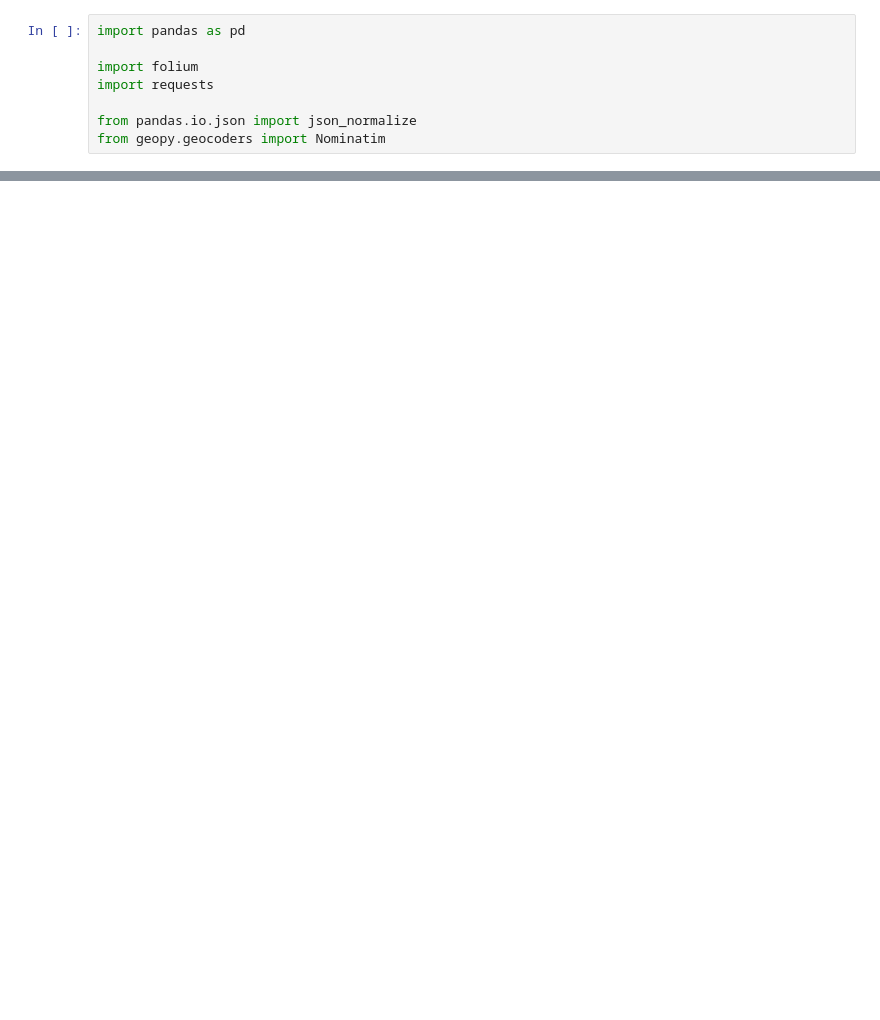
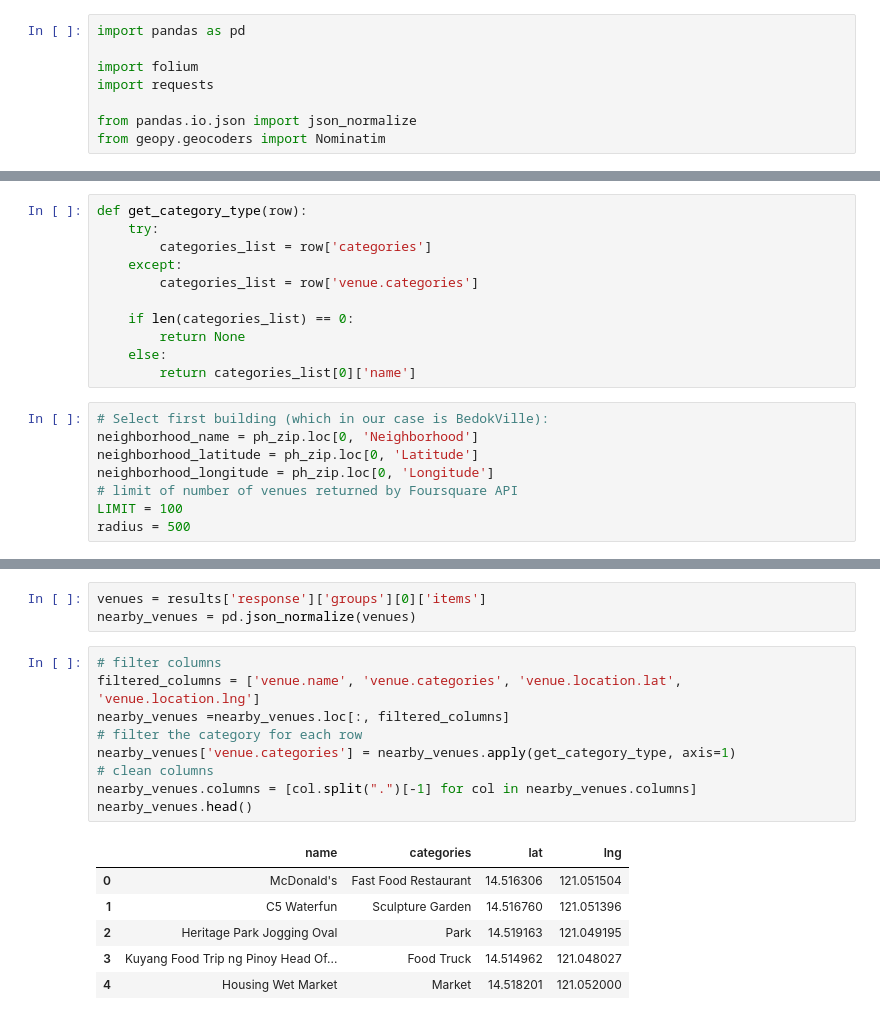
Before and after one commit to alfredo3robles/Coursera_Capstone, a Jupyter notebook: Building Taguig Dataset.ipynb, the cells around one changed output, grey strips where cells are left out. Cells and saved outputs as stored; diff of their text form; blank space fills up the shorter version.

```diff
--- a/Building Taguig Dataset.ipynb
+++ b/Building Taguig Dataset.ipynb
@@ -61,0 +40,19 @@ ph_zip
+# %%
+def get_category_type(row):
+    try:
+        categories_list = row['categories']
+    except:
+        categories_list = row['venue.categories']
+
+    if len(categories_list) == 0:
+        return None
+    else:
+        return categories_list[0]['name']
+# %%
+# Select first building (which in our case is BedokVille):
+neighborhood_name = ph_zip.loc[0, 'Neighborhood']
+neighborhood_latitude = ph_zip.loc[0, 'Latitude']
+neighborhood_longitude = ph_zip.loc[0, 'Longitude']
+# limit of number of venues returned by Foursquare API
+LIMIT = 100
+radius = 500
@@ -61,0 +69,19 @@ ph_zip
+# %%
+venues = results['response']['groups'][0]['items']
+nearby_venues = pd.json_normalize(venues)
+# %%
+# filter columns
+filtered_columns = ['venue.name', 'venue.categories', 'venue.location.lat', 'venue.location.lng']
+nearby_venues =nearby_venues.loc[:, filtered_columns]
+# filter the category for each row
+nearby_venues['venue.categories'] = nearby_venues.apply(get_category_type, axis=1)
+# clean columns
+nearby_venues.columns = [col.split(".")[-1] for col in nearby_venues.columns]
+nearby_venues.head()
+# %% [output]
+|  | name | categories | lat | lng |
+| 0 | McDonald's | Fast Food Restaurant | 14.516306 | 121.051504 |
+| 1 | C5 Waterfun | Sculpture Garden | 14.516760 | 121.051396 |
+| 2 | Heritage Park Jogging Oval | Park | 14.519163 | 121.049195 |
+| 3 | Kuyang Food Trip ng Pinoy Head Of... | Food Truck | 14.514962 | 121.048027 |
+| 4 | Housing Wet Market | Market | 14.518201 | 121.052000 |
```
Also changed, not shown: parts of 9 cells of this notebook.
